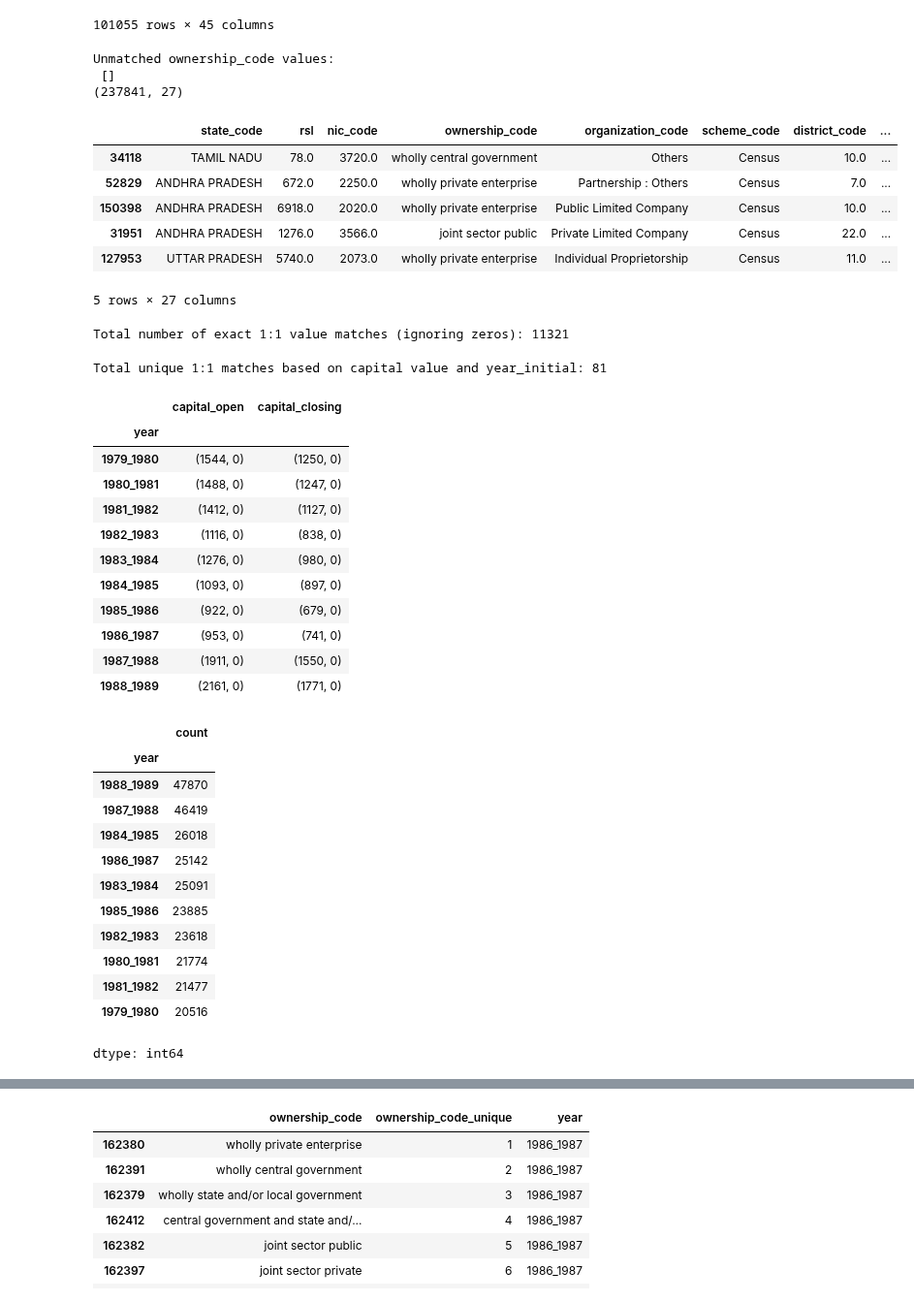
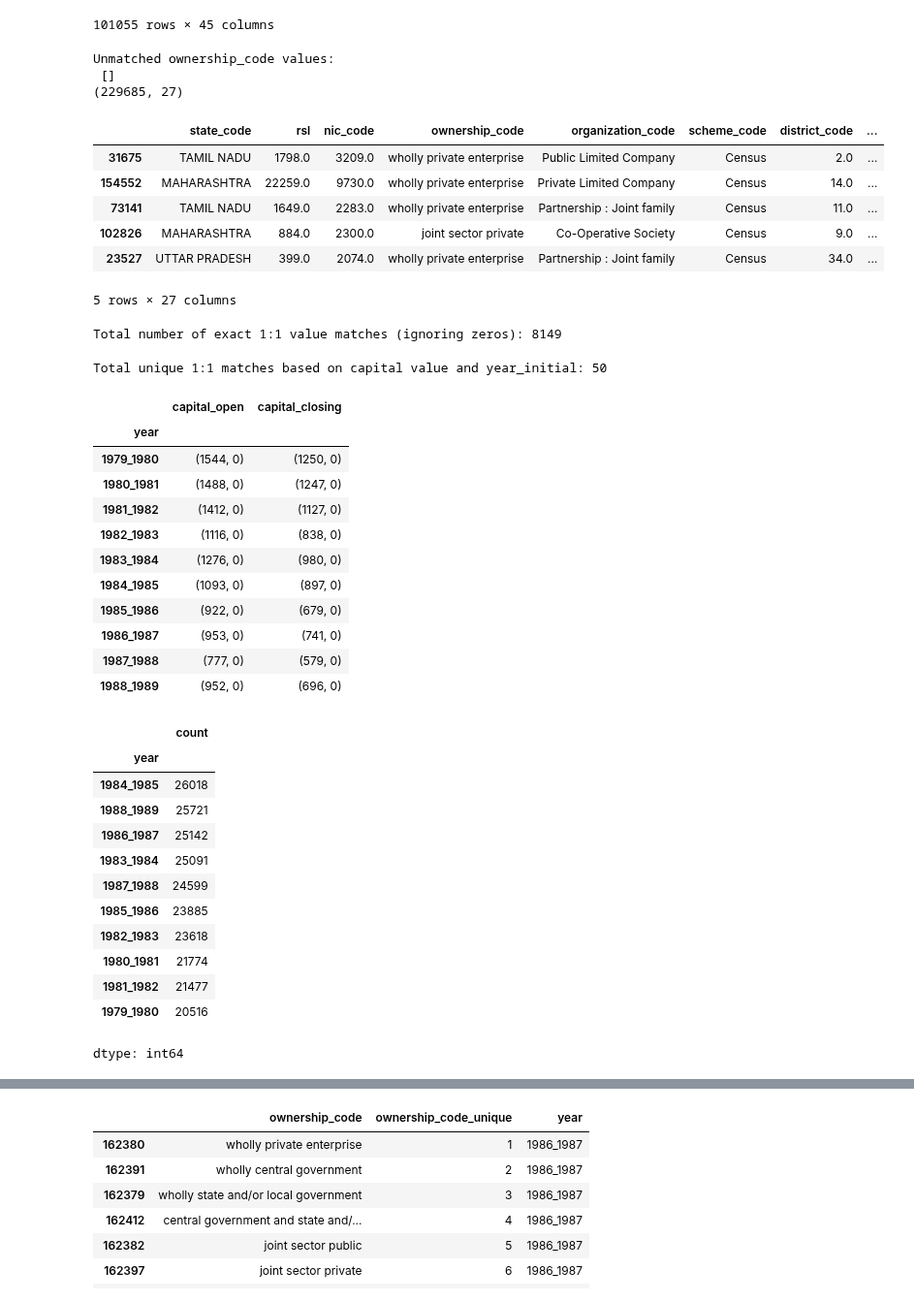
Before and after one commit to kabeerbora/1980s_delin, a Jupyter notebook: 1980s_delicensing.ipynb, the cells around one changed output, grey strips where cells are left out. Shown at 97% size. Cells and saved outputs as stored; diff of their text form; code cells hidden in the pictures.

```diff
--- a/1980s_delicensing.ipynb
+++ b/1980s_delicensing.ipynb
@@ -735,10 +735,10 @@ unique_state_codes = df['state_code'].unique()
 state_mapping = {code: i for i, code in enumerate(unique_state_codes)}
 df['State'] = df['state_code'].map(state_mapping)
 
-census_scheme_codes = map(lambda x: x.lower().strip(), [
+census_scheme_codes = list(map(lambda x: x.lower().strip(), [
     'Census', 'Complete Enumeration', '100 or more workers',
     'B & C 100 or more workers', 'B & C–CE', 'Electricity'
-])
+]))
 df = df[df['scheme_code'].str.lower().str.strip().isin(census_scheme_codes)]
 
 years_to_remove = ['1976_1977', '1977_1978','1989_1990', '1990_1991']
@@ -754,49 +754,51 @@ df['ownership_code'] = (
 
 ownership_code_mapping = {
     'wholly private enterprise': 1,
     'wholly private ownership': 1,
     'wholly central government': 2,
     'wholly state and/or local government': 3,
     'central government and state and/or local government jointly': 4,
     'central government and state and/or local government joint': 4,
     'joint sector public': 5,
     'joint sector private': 6,
     'invalid': 7,
     '7.0': 7
 }
 
 df['ownership_code_unique'] = df['ownership_code'].map(ownership_code_mapping)
 
 unmatched = df[df['ownership_code_unique'].isna()]['ownership_code'].unique()
 print("Unmatched ownership_code values:\n", unmatched)
 
 df['identifier'] = df['nic_code'].astype(str).str[:2] + '_' + \
                    df['ownership_code_unique'].fillna('nan').astype(str) + '_' + \
                    df['State'].astype(str)
 
+df = df.loc[(df['capital_open'] != 0) | (df['capital_closing'] != 0)].copy()
+
 df = df.reset_index(drop=True)
 print(df.shape)
 df.sample(5)
 # %% [output]
 Unmatched ownership_code values:
  []
-(237841, 27)
+(229685, 27)
 |  | state_code | rsl | nic_code | ownership_code | organization_code | scheme_code | district_code | ... |
-| 34118 | TAMIL NADU | 78.0 | 3720.0 | wholly central government | Others | Census | 10.0 | ... |
-| 52829 | ANDHRA PRADESH | 672.0 | 2250.0 | wholly private enterprise | Partnership : Others | Census | 7.0 | ... |
-| 150398 | ANDHRA PRADESH | 6918.0 | 2020.0 | wholly private enterprise | Public Limited Company | Census | 10.0 | ... |
-| 31951 | ANDHRA PRADESH | 1276.0 | 3566.0 | joint sector public | Private Limited Company | Census | 22.0 | ... |
-| 127953 | UTTAR PRADESH | 5740.0 | 2073.0 | wholly private enterprise | Individual Proprietorship | Census | 11.0 | ... |
+| 31675 | TAMIL NADU | 1798.0 | 3209.0 | wholly private enterprise | Public Limited Company | Census | 2.0 | ... |
+| 154552 | MAHARASHTRA | 22259.0 | 9730.0 | wholly private enterprise | Private Limited Company | Census | 14.0 | ... |
+| 73141 | TAMIL NADU | 1649.0 | 2283.0 | wholly private enterprise | Partnership : Joint family | Census | 11.0 | ... |
+| 102826 | MAHARASHTRA | 884.0 | 2300.0 | joint sector private | Co-Operative Society | Census | 9.0 | ... |
+| 23527 | UTTAR PRADESH | 399.0 | 2074.0 | wholly private enterprise | Partnership : Joint family | Census | 34.0 | ... |
 5 rows × 27 columns
 # %%
 capital_open_88 = df.loc[
-    (df['year'] == '1981_1982') &
+    (df['year'] == '1988_1989') &
     (df['capital_open'] != 0) &
     (df['capital_open'].notna()),
     'capital_open'
 ]
 capital_close_87 = df.loc[
-    (df['year'] == '1980_1981') &
+    (df['year'] == '1987_1988') &
     (df['capital_closing'] != 0) &
     (df['capital_closing'].notna()),
     'capital_closing'
@@ -805,16 +807,16 @@ values_87_set = set(capital_close_87)
 match_count = capital_open_88.isin(values_87_set).sum()
 print("Total number of exact 1:1 value matches (ignoring zeros):", match_count)
 # %% [output]
-Total number of exact 1:1 value matches (ignoring zeros): 11321
+Total number of exact 1:1 value matches (ignoring zeros): 8149
 # %%
 df_87 = df[
-    (df['year'] == '1981_1982') &
+    (df['year'] == '1988_1989') &
     (df['capital_closing'] != 0) &
     (df['capital_closing'].notna())
 ][['capital_closing', 'year_initial']].copy()
 df_87.columns = ['capital_value', 'year_initial']
 df_88 = df[
-    (df['year'] == '1980_1981') &
+    (df['year'] == '1987_1988') &
     (df['capital_open'] != 0) &
     (df['capital_open'].notna())
 ][['capital_open', 'year_initial']].copy()
@@ -823,7 +825,7 @@ matches = pd.merge(df_87, df_88, on=['capital_value', 'year_initial'], how='inne
 unique_matches = matches.drop_duplicates(subset=['capital_value', 'year_initial'])
 print("Total unique 1:1 matches based on capital value and year_initial:", len(unique_matches))
 # %% [output]
-Total unique 1:1 matches based on capital value and year_initial: 81
+Total unique 1:1 matches based on capital value and year_initial: 50
 # %%
 import pandas as pd
 def count_zeros_nans(series):
@@ -846,18 +848,18 @@ nan_zero_counts_by_year
 | 1984_1985 | (1093, 0) | (897, 0) |
 | 1985_1986 | (922, 0) | (679, 0) |
 | 1986_1987 | (953, 0) | (741, 0) |
-| 1987_1988 | (1911, 0) | (1550, 0) |
-| 1988_1989 | (2161, 0) | (1771, 0) |
+| 1987_1988 | (777, 0) | (579, 0) |
+| 1988_1989 | (952, 0) | (696, 0) |
 # %%
 df['year'].value_counts()
 # %% [output]
 |  | count |
 | year |  |
-| 1988_1989 | 47870 |
-| 1987_1988 | 46419 |
 | 1984_1985 | 26018 |
+| 1988_1989 | 25721 |
 | 1986_1987 | 25142 |
 | 1983_1984 | 25091 |
+| 1987_1988 | 24599 |
 | 1985_1986 | 23885 |
 | 1982_1983 | 23618 |
 | 1980_1981 | 21774 |
```
Also changed, not shown: parts of 2 cells of this notebook.
